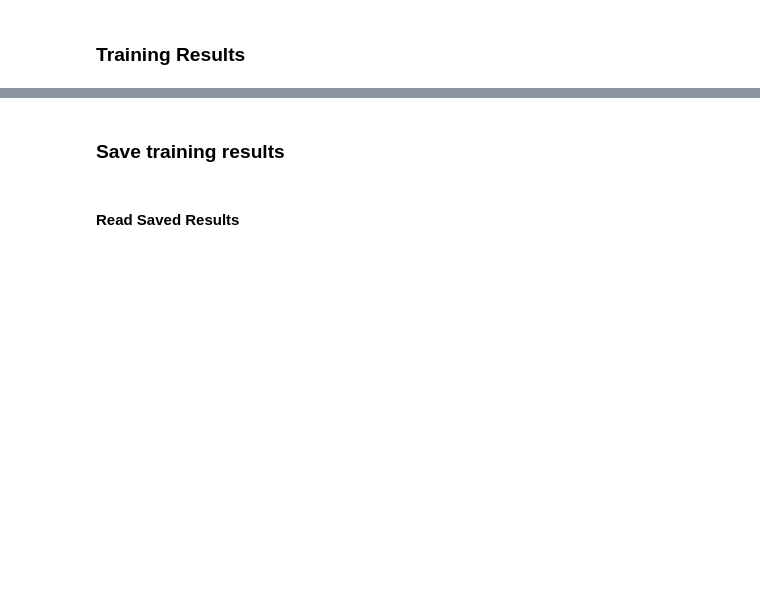
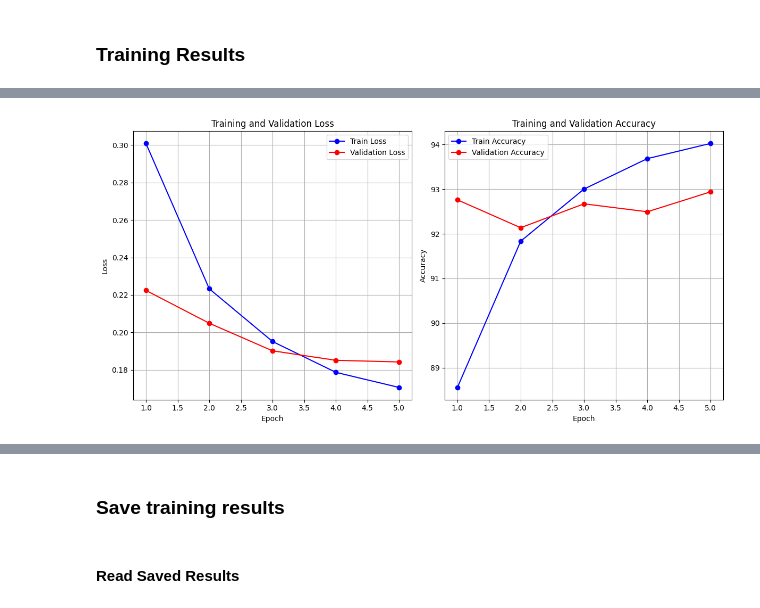
Before and after one commit to AzureSight/thesis_backend, a Jupyter notebook: MODELS/Training.ipynb, the cells around one changed output, grey strips where cells are left out. Cells and saved outputs as stored; diff of their text form; code cells hidden in the pictures; blank space fills up the shorter version.

```diff
--- a/MODELS/Training.ipynb
+++ b/MODELS/Training.ipynb
@@ -901 +1490,5 @@ plot_from_history(Fsecondhistory)
+# %%
+plot_from_history(Fsecondhistory)
+# %% [output]
+[figure, added]
 # %%
```
Also changed, not shown: parts of 27 cells of this notebook, 3 other files.
